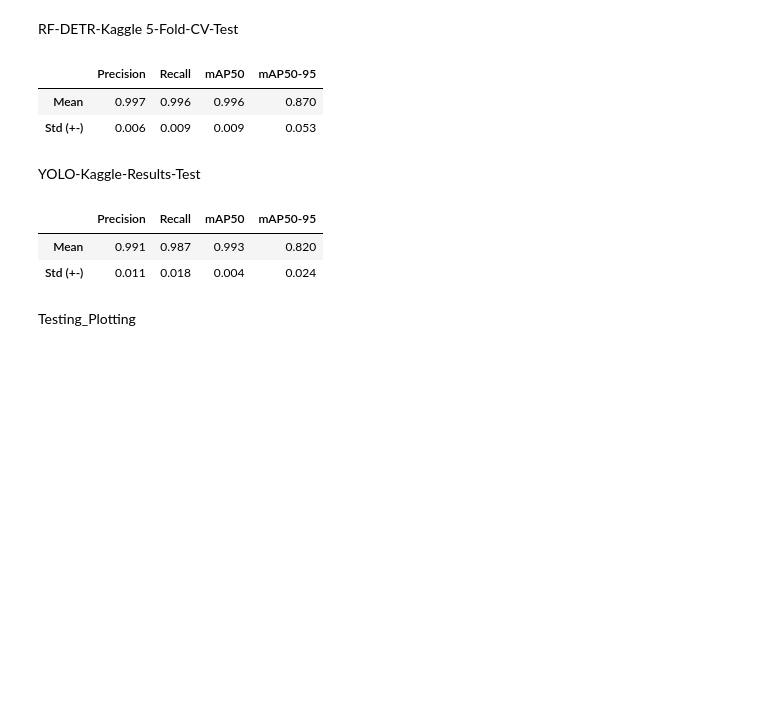
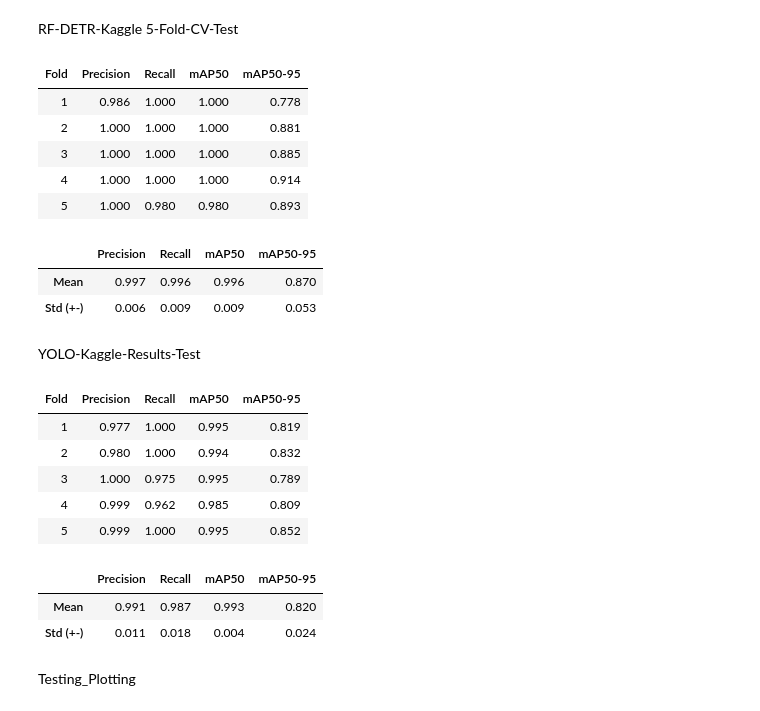
Before and after one commit to kekslol24/Glass-Defect-Detection-Evaluating-Object-Detection-Models, a Jupyter notebook: #Deployment/Code/resultsplotting.ipynb, the cells around one changed output. Cells and saved outputs as stored; diff of their text form; code cells hidden in the pictures; blank space fills up the shorter version.

```diff
--- a/#Deployment/Code/resultsplotting.ipynb
+++ b/#Deployment/Code/resultsplotting.ipynb
@@ -150,37 +170,52 @@ plt.show()
 # %% [markdown]
 RF-DETR-Kaggle 5-Fold-CV-Test
 # %%
+## RF-DETR-Kaggle Test
+
 import pandas as pd
 
 
 data_test = {
     'Fold': [1, 2, 3, 4, 5],
     'Precision': [0.986, 1, 1, 1, 1],
     'Recall': [1.000000, 1.000000, 1.000000, 1.000000, 0.980392],
     'mAP50': [1.000000, 1.000000, 1.000000, 1.000000, 0.980198],
     'mAP50-95': [0.777840, 0.881448, 0.885093, 0.913619, 0.892534]
 }
 
 df_test = pd.DataFrame(data_test)
 
 df_test = df_test[['Fold', "Precision", "Recall", 'mAP50', 'mAP50-95']].copy()
 
 
 num_cols_test = [col for col in df_test if col != "Fold"]
 
 # Zusammenfassung berechnen
-summary_test_rfdetr_kaggle = df_test.drop(columns=['Fold']).agg(['mean', 'std'])
 
-summary_test_rfdetr_kaggle = round(summary_test_rfdetr_kaggle.rename({"mean": "Mean", "std": "Std (+-)"}),3)
-
-summary_test_rfdetr_kaggle
+df_test.style.format("{:.3f}", subset=num_cols_test).hide(axis="index")
 # %% [output]
-|  | Precision | Recall | mAP50 | mAP50-95 |
-| Mean | 0.997 | 0.996 | 0.996 | 0.870 |
-| Std (+-) | 0.006 | 0.009 | 0.009 | 0.053 |
+| Fold | Precision | Recall | mAP50 | mAP50-95 |
+| 1 | 0.986 | 1.000 | 1.000 | 0.778 |
+| 2 | 1.000 | 1.000 | 1.000 | 0.881 |
+| 3 | 1.000 | 1.000 | 1.000 | 0.885 |
+| 4 | 1.000 | 1.000 | 1.000 | 0.914 |
+| 5 | 1.000 | 0.980 | 0.980 | 0.893 |
+# %%
+## RF-DETR-Kaggle Test Mean + Std
+
+summary_test_rfdetr_kaggle = df_test.drop(columns=['Fold']).agg(['mean', 'std'])
+
+summary_test_rfdetr_kaggle = round(summary_test_rfdetr_kaggle.rename({"mean": "Mean", "std": "Std (+-)"}),3)
+
+summary_test_rfdetr_kaggle
+# %% [output]
+|  | Precision | Recall | mAP50 | mAP50-95 |
+| Mean | 0.997 | 0.996 | 0.996 | 0.870 |
+| Std (+-) | 0.006 | 0.009 | 0.009 | 0.053 |
 # %% [markdown]
 YOLO-Kaggle-Results-Test
 # %%
+### YOLO-Kaggle-Test
 
 # Daten aus der Benutzereingabe
 data = [
@@ -226,19 +261,34 @@ data = [
     }
 ]
 
+
 df = pd.DataFrame(data)
 
-# Zusammenfassung berechnen
-summary_yolo_kaggle_test = df.drop(columns=['Fold']).agg(['mean', 'std'])
+num_cols = [col for col in df if col != "Fold"]
 
-summary_yolo_kaggle_test = round(summary_yolo_kaggle_test.rename({"mean": "Mean", "std": "Std (+-)"}),3)
-
-
-summary_yolo_kaggle_test
+df.style.format("{:.3f}", subset=num_cols).hide(axis="index")
 # %% [output]
-|  | Precision | Recall | mAP50 | mAP50-95 |
-| Mean | 0.991 | 0.987 | 0.993 | 0.820 |
-| Std (+-) | 0.011 | 0.018 | 0.004 | 0.024 |
+| Fold | Precision | Recall | mAP50 | mAP50-95 |
+| 1 | 0.977 | 1.000 | 0.995 | 0.819 |
+| 2 | 0.980 | 1.000 | 0.994 | 0.832 |
+| 3 | 1.000 | 0.975 | 0.995 | 0.789 |
+| 4 | 0.999 | 0.962 | 0.985 | 0.809 |
+| 5 | 0.999 | 1.000 | 0.995 | 0.852 |
+# %%
+### YOLO-Kaggle-Test Mean + Std
+
+
+# Zusammenfassung berechnen
+summary_yolo_kaggle_test = df.drop(columns=['Fold']).agg(['mean', 'std'])
+
+summary_yolo_kaggle_test = round(summary_yolo_kaggle_test.rename({"mean": "Mean", "std": "Std (+-)"}),3)
+
+
+summary_yolo_kaggle_test
+# %% [output]
+|  | Precision | Recall | mAP50 | mAP50-95 |
+| Mean | 0.991 | 0.987 | 0.993 | 0.820 |
+| Std (+-) | 0.011 | 0.018 | 0.004 | 0.024 |
 # %% [markdown]
 Testing_Plotting
 # %%
```
Also changed, not shown: parts of 28 cells of this notebook, 2 other files.
